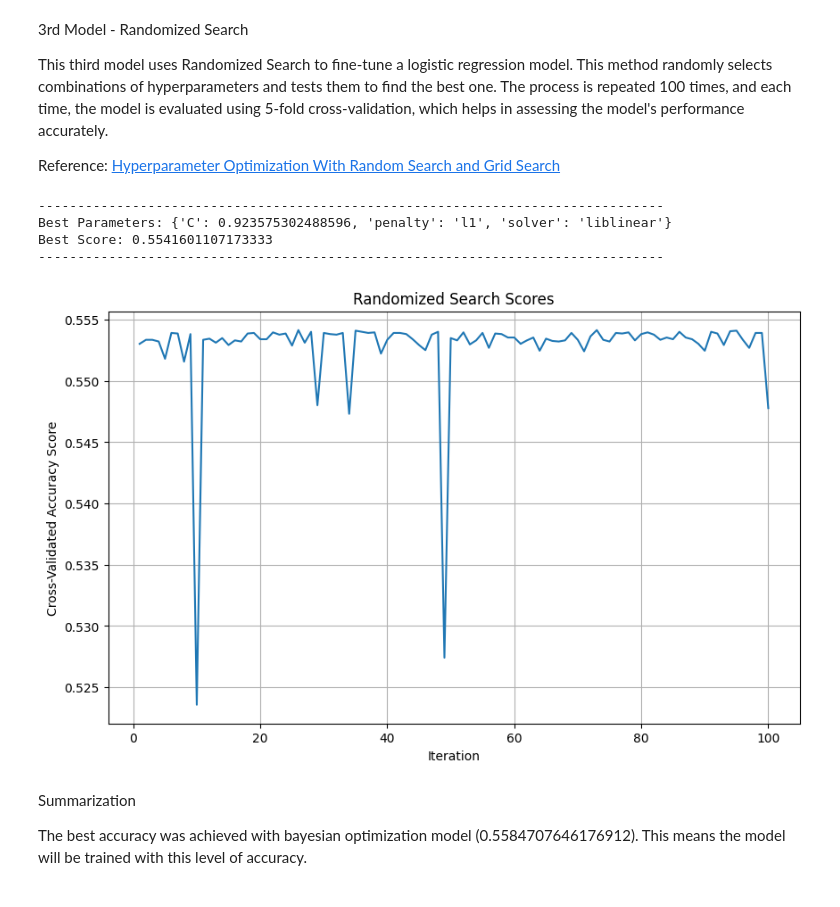
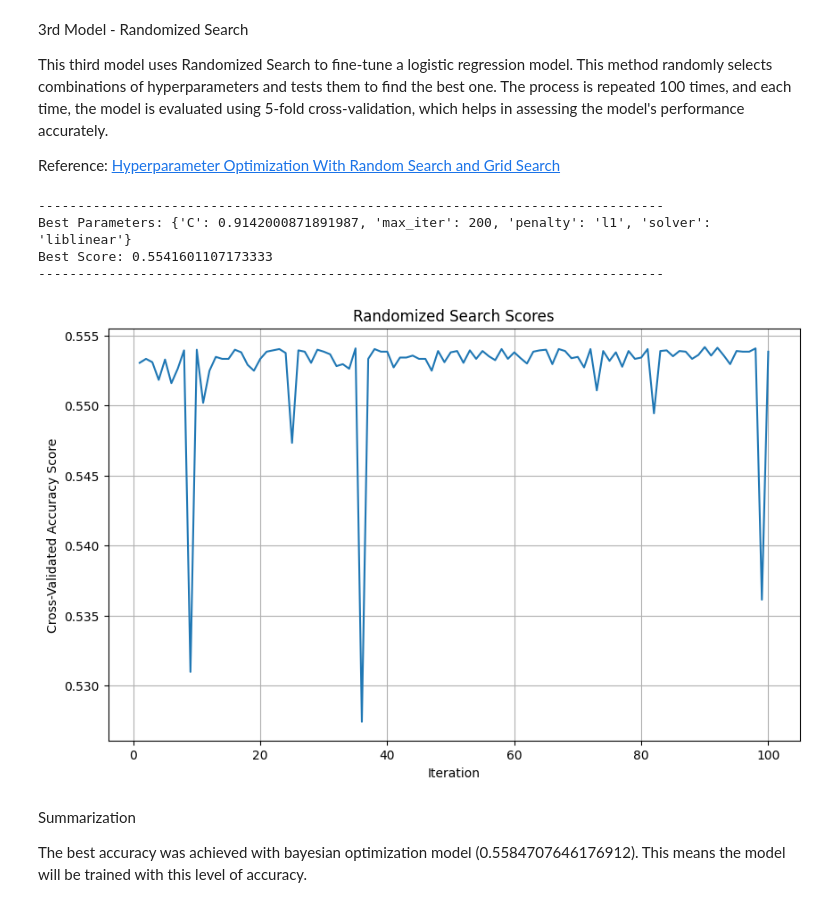
Before and after one commit to Ariamestra/ConsumerReviews, a Jupyter notebook: project_part3.ipynb, the cells around one changed output. Cells and saved outputs as stored; diff of their text form; code cells hidden in the pictures.

Commit message:
Try to fix errors

```diff
--- a/project_part3.ipynb
+++ b/project_part3.ipynb
@@ -210,7 +210,7 @@ Reference: [Regularization — Understanding L1 and L2 regularization for Deep L
 
 # ------------------------------- Model Traning -------------------------------
 # Define the model
-lr_model = LogisticRegression(random_state=42)
+lr_model = LogisticRegression(random_state=42, max_iter=1500)
 
 # Fit the model
 lr_model.fit(X_train_tfidf, y_train_encoded)
@@ -223,10 +223,13 @@ loss = log_loss(y_test_encoded, y_pred_proba)
 
 # ------------------------------- Model Tuning -------------------------------
 # Define parameters
-param_grid = {
-    'C': np.logspace(-4, 4, 20),  # values between 10^-4 and 10^4
-    'penalty': ['l1', 'l2'],  # l1 and l2
-    'solver': ['liblinear']  # liblinear works well with l1 and l2
+
+param_dist = {
+    'C': uniform(loc=0, scale=4),  # Range [0,4]
+    'penalty': ['l2'],
+    'solver': ['saga'],  # needs for no errors
+    'max_iter': [100, 200, 300, 400, 500, 1000, 1500], # Increase epochs
+    'eta0': [0.001, 0.01, 0.1, 1]  # increase learning rate
 }
 
 # Initialize Grid Search
@@ -327,9 +323,11 @@ This second model uses Bayesian Optimization for tuning a logistic regression mo
 Reference: [Bayesian Optimization Concept Explained in Layman Terms](https://towardsdatascience.com/bayesian-optimization-concept-explained-in-layman-terms-1d2bcdeaf12f)
 # %%
 # ------------------------------- Model Tuning -------------------------------
+
 space = {
-    'C': hp.uniform('C', 0.01, 10.0),
-    'penalty': hp.choice('penalty', ['l1', 'l2'])
+    'C': hp.uniform('C', 0.0001, 10),
+    'penalty': hp.choice('penalty', ['l1', 'l2']),
+    'max_iter': hp.choice('max_iter', [100, 200, 500, 1000, 1500]) # Increase epochs
 }
 
 def objective(params):
@@ -392,38 +390,39 @@ Reference: [Hyperparameter Optimization With Random Search and Grid Search](http
 param_dist = {
     'C': uniform(loc=0, scale=4),  # Range [0,4]
     'penalty': ['l2', 'l1'],
-    'solver': ['liblinear']
+    'solver': ['liblinear'],
+    'max_iter': [100, 200, 300, 400, 500, 1000, 1500] # Increase epochs
 }
 
 # ------------------------------- Model Tuning -------------------------------
 
 random_search = RandomizedSearchCV(estimator=lr_model, param_distributions=param_dist, n_iter=100, cv=5, random_state=42)
 random_search.fit(X_train_tfidf, y_train)
 
 # Get best
 best_params_random = random_search.best_params_
 best_score_random = random_search.best_score_
 
 print('-' * 80)
 print(f"Best Parameters: {best_params_random}")
 print(f"Best Score: {best_score_random}") # accuracy
 print('-' * 80)
 
 scores = random_search.cv_results_['mean_test_score']
 
 plt.figure(figsize=(10, 6))
 plt.plot(range(1, len(scores) + 1), scores)
 plt.title('Randomized Search Scores')
 plt.xlabel('Iteration')
 plt.ylabel('Cross-Validated Accuracy Score')
 plt.grid(True)
 plt.show()
 # %% [output]
 --------------------------------------------------------------------------------
-Best Parameters: {'C': 0.923575302488596, 'penalty': 'l1', 'solver': 'liblinear'}
+Best Parameters: {'C': 0.9142000871891987, 'max_iter': 200, 'penalty': 'l1', 'solver': 'liblinear'}
 Best Score: 0.5541601107173333
 --------------------------------------------------------------------------------
-[figure, old version]
+[figure, new version]
 # %% [markdown]
 Summarization
 
```
Also changed, not shown: parts of 3 cells of this notebook.
